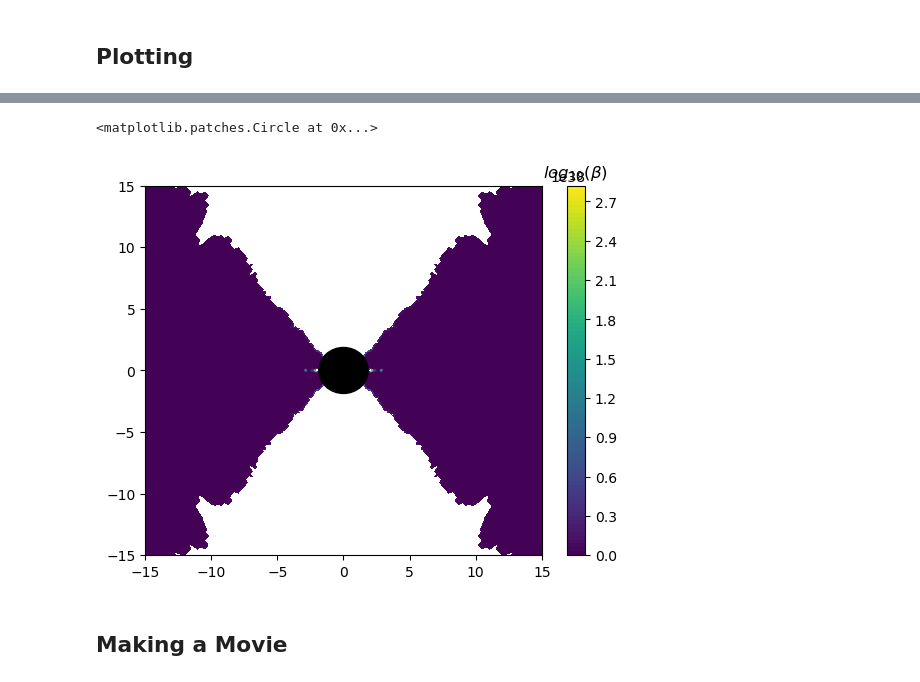
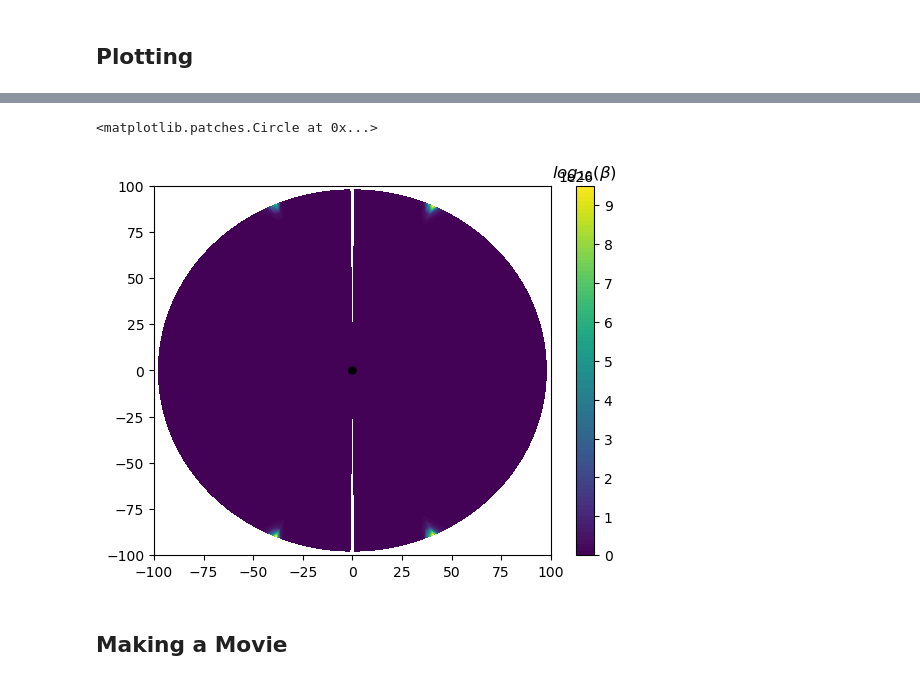
Before and after one commit to vikrammanikantan/random, a Jupyter notebook: Athena Analysis Notebook.ipynb, the cells around one changed output, grey strips where cells are left out. Saved outputs shown, nothing was run; the diff lists cells and outputs as text; code cells hidden in the pictures.

```diff
--- a/Athena Analysis Notebook.ipynb
+++ b/Athena Analysis Notebook.ipynb
@@ -11,14 +11,14 @@ import h5py
 
 import athena_read
 
-data_dir = "/home/vikrammanikantan/code/runs/big_run/"
+data_dir = "/home/vikrammanikantan/code/runs/TOR128/"
 #data_dir = "/home/vik/code/runs/athena_torus/"
 # %% [output]
 /home/vikrammanikantan/code/athena/vis/python
 # %% [markdown]
 ## Choose Time
 # %%
-dump = '00015'
+dump = '00367'
 
 file_user = "fm_torus.user." + dump + ".athdf"
 file_prim = "fm_torus.prim." + dump + ".athdf"
@@ -114,29 +114,29 @@ ax.add_patch(circle1)
 # %%
 pgas = prim['press']
 pmag = user['pmag']
 beta = pgas/pmag
 logbeta = np.log10(beta)
 
 
 
-logbeta = np.nan_to_num(logbeta, nan=1000)
+logbeta = np.nan_to_num(logbeta, nan=1)
 
 
 fig, ax = plt.subplots()
 right = ax.contourf(x,z, beta[0,:,:], levels = 100)
 ax.contourf(-x,z, beta[n3//2,:,:], levels = 100)
 
-ax.set_xlim(-15,15)
-ax.set_ylim(-15,15)
+ax.set_xlim(-100,100)
+ax.set_ylim(-100,100)
 
 cbar = plt.colorbar(right,cmap='PuOr', extend='both')
 cbar.ax.set_title(r'$log_{10}(\beta)$')
 
 circle1 = plt.Circle((0, 0), rh, color ='black')
 ax.add_patch(circle1)
 # %% [output]
 <matplotlib.patches.Circle at 0x...>
-[figure, old version]
+[figure, new version]
 # %% [markdown]
 ## Making a Movie
 # %%
```
Also changed, not shown: parts of 1 cell of this notebook, 1 other file.
